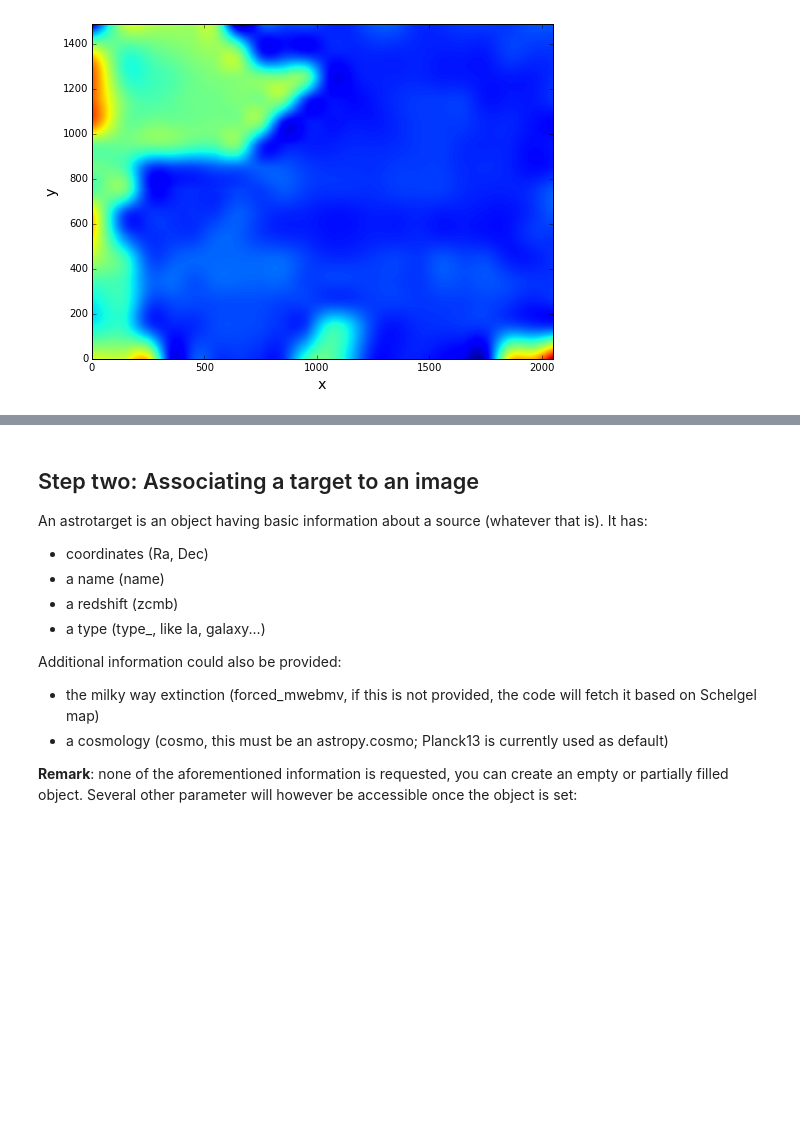
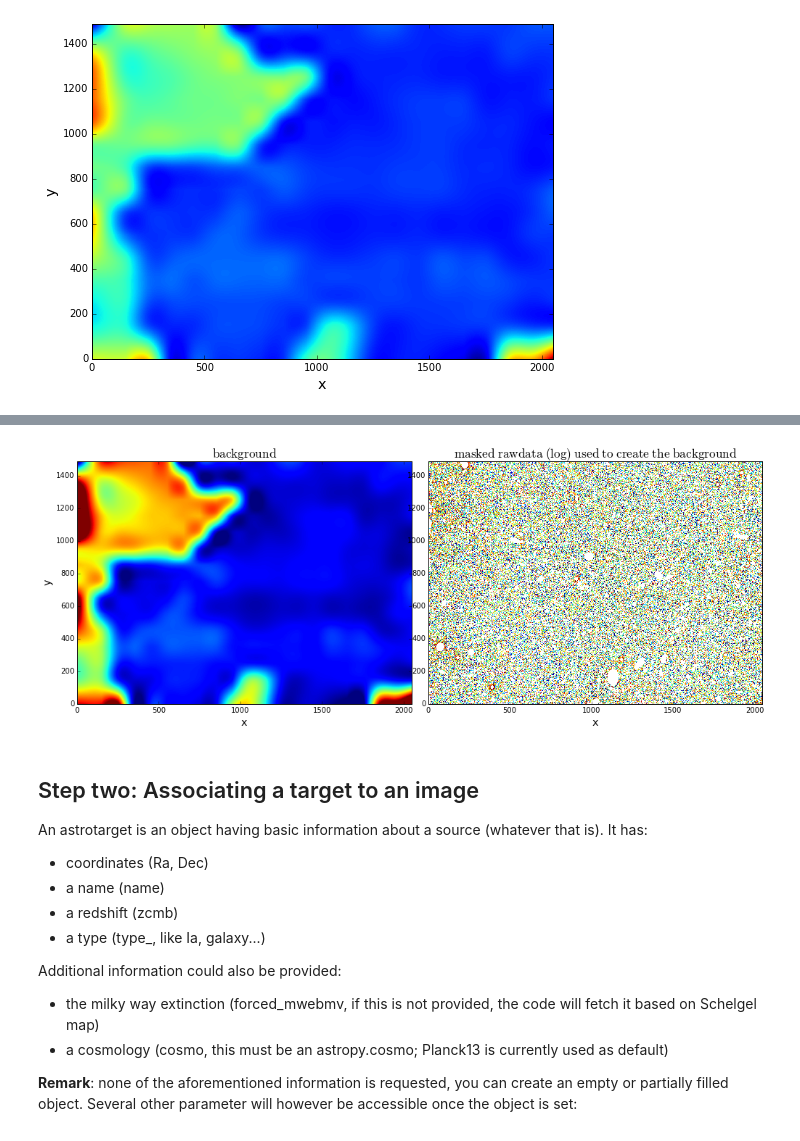
Before and after one commit to MickaelRigault/astrobject, a Jupyter notebook: notebooks/astrotarget_and_image.ipynb, the cells around one changed output, grey strips where cells are left out. Saved outputs shown, nothing was run; the diff lists cells and outputs as text; code cells hidden in the pictures; blank space fills up the shorter version.

```diff
--- a/notebooks/astrotarget_and_image.ipynb
+++ b/notebooks/astrotarget_and_image.ipynb
@@ -56,3 +61,7 @@ pl = sdssg.show("background", logscale=False)
+# %%
+pl = sdssg.show_background(vmin="1",vmax="99")
+# %% [output]
+[figure, added]
 # %% [markdown]
 ## Step two: Associating a target to an image
 
```
Also changed, not shown: parts of 6 cells of this notebook, 1 other file.
